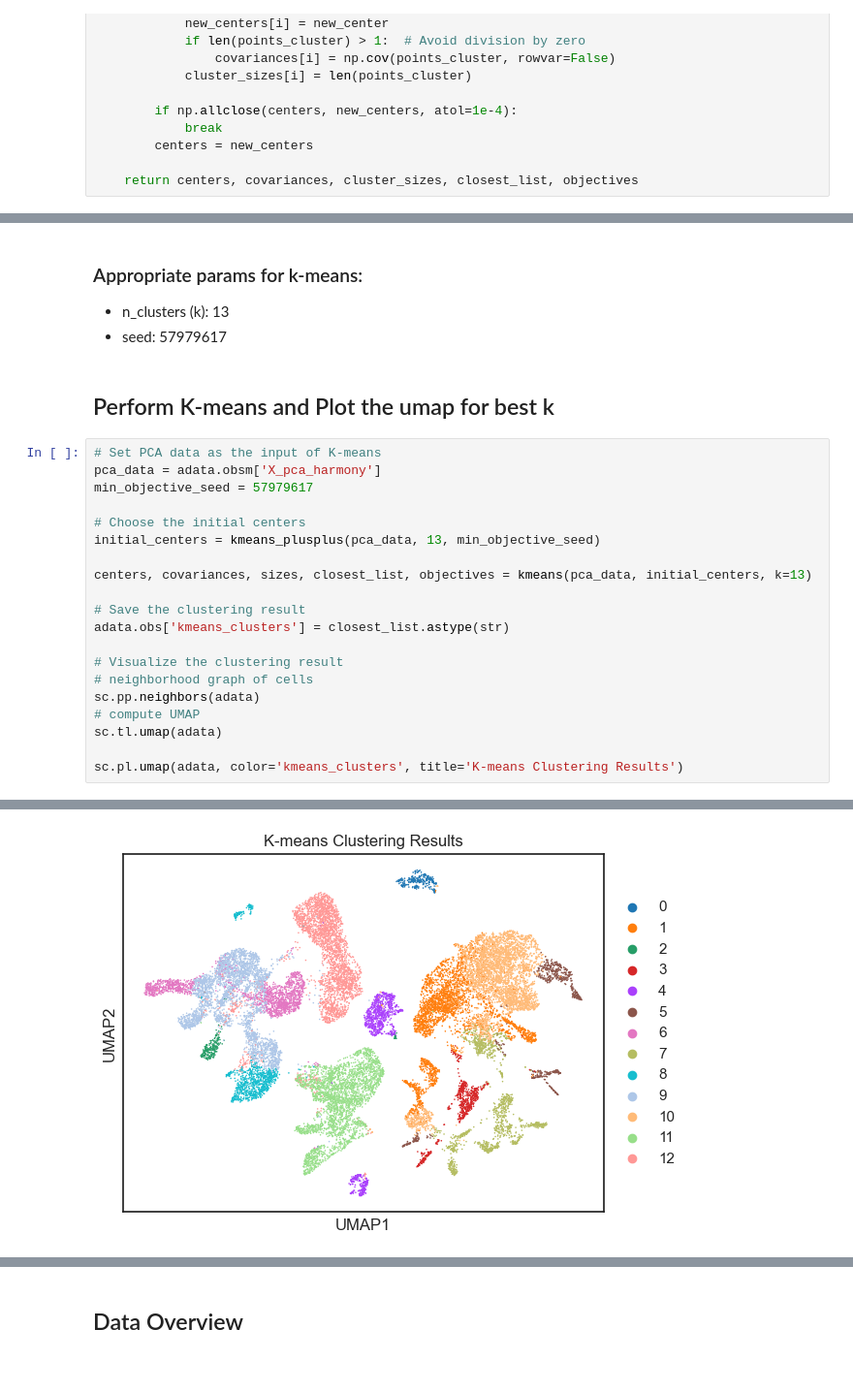
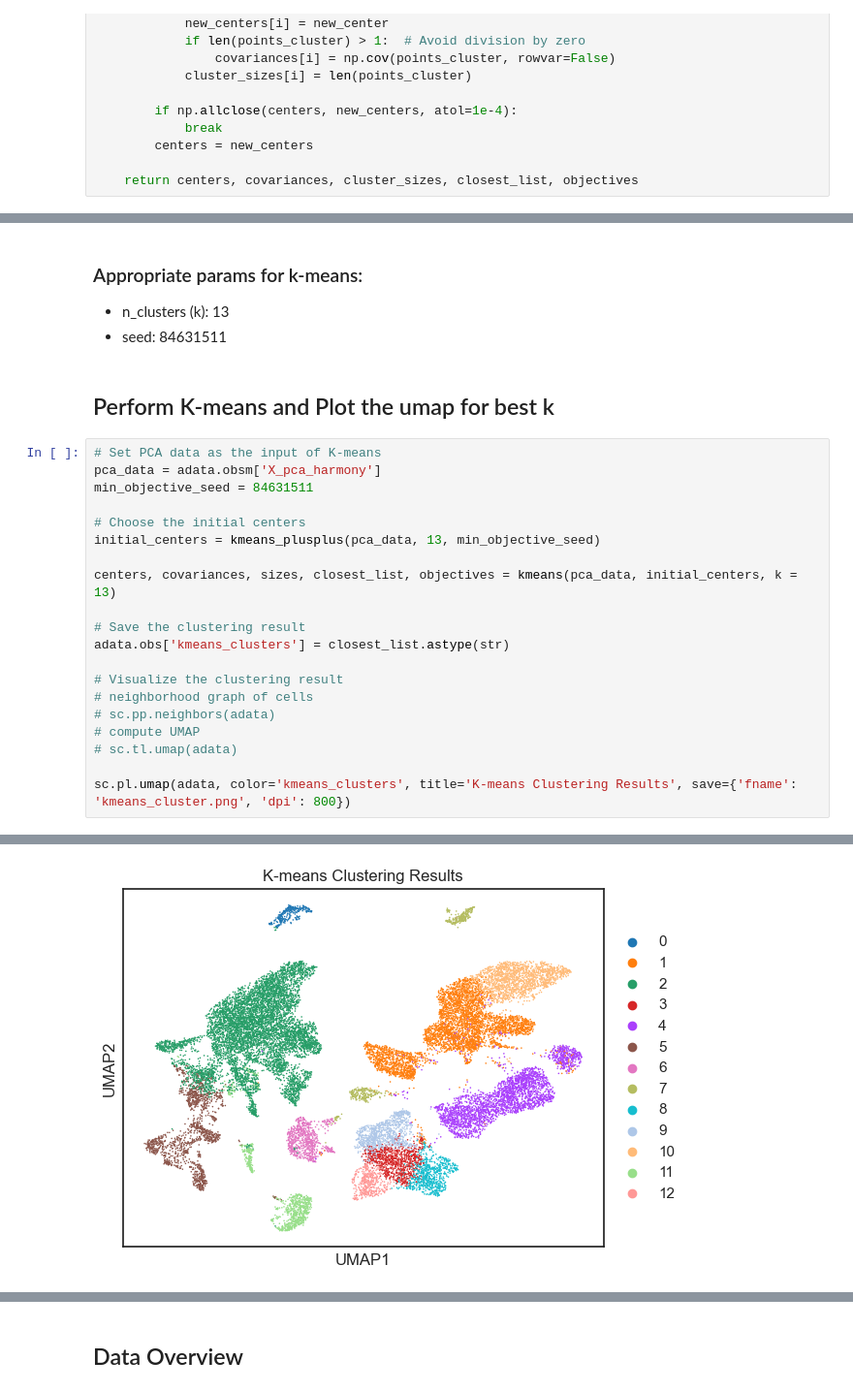
Before and after one commit to FlynnZ221/TFExprPredict, a Jupyter notebook: notebooks/baseline.ipynb, the cells around one changed output, grey strips where cells are left out. Shown at 97% size. Drawn from its saved outputs; the diff is of its cells as text.

```diff
--- a/notebooks/baseline.ipynb
+++ b/notebooks/baseline.ipynb
@@ -502,27 +511,27 @@ def kmeans_plusplus(X, k, seed):
 # %% [markdown]
 ### Appropriate params for k-means:
 - n_clusters (k): 13
-- seed: 57979617
+- seed: 84631511
 # %% [markdown]
 ## Perform K-means and Plot the umap for best k
 # %%
 # Set PCA data as the input of K-means
 pca_data = adata.obsm['X_pca_harmony']
-min_objective_seed = 57979617
+min_objective_seed = 84631511
 
 # Choose the initial centers
 initial_centers = kmeans_plusplus(pca_data, 13, min_objective_seed)
 
-centers, covariances, sizes, closest_list, objectives = kmeans(pca_data, initial_centers, k=13)
+centers, covariances, sizes, closest_list, objectives = kmeans(pca_data, initial_centers, k = 13)
 
 # Save the clustering result
 adata.obs['kmeans_clusters'] = closest_list.astype(str)
 
 # Visualize the clustering result
 # neighborhood graph of cells
-sc.pp.neighbors(adata)
+# sc.pp.neighbors(adata)
 # compute UMAP
-sc.tl.umap(adata)
+# sc.tl.umap(adata)
 
-sc.pl.umap(adata, color='kmeans_clusters', title='K-means Clustering Results')
+sc.pl.umap(adata, color='kmeans_clusters', title='K-means Clustering Results', save={'fname': 'kmeans_cluster.png', 'dpi': 800})
 # %% [output]
@@ -529,2 +539,2 @@ sc.pl.umap(adata, color='kmeans_clusters', title='K-means Clustering Results')
-[figure, old version]
+[figure, new version]
 # %%
```
Also changed, not shown: parts of 35 cells of this notebook, 5 other files.
